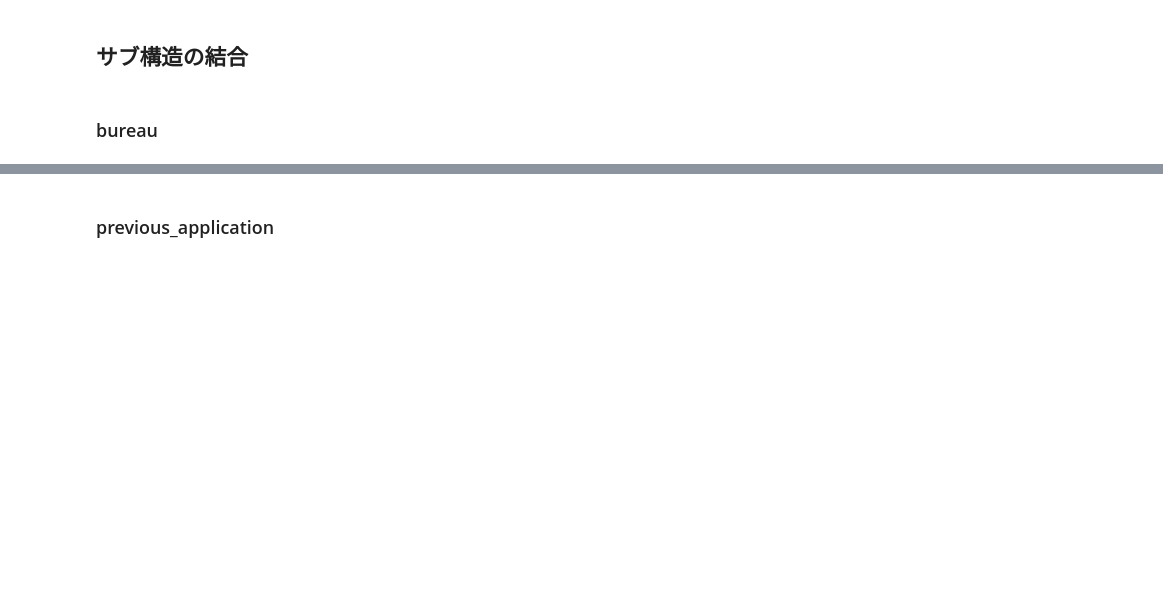
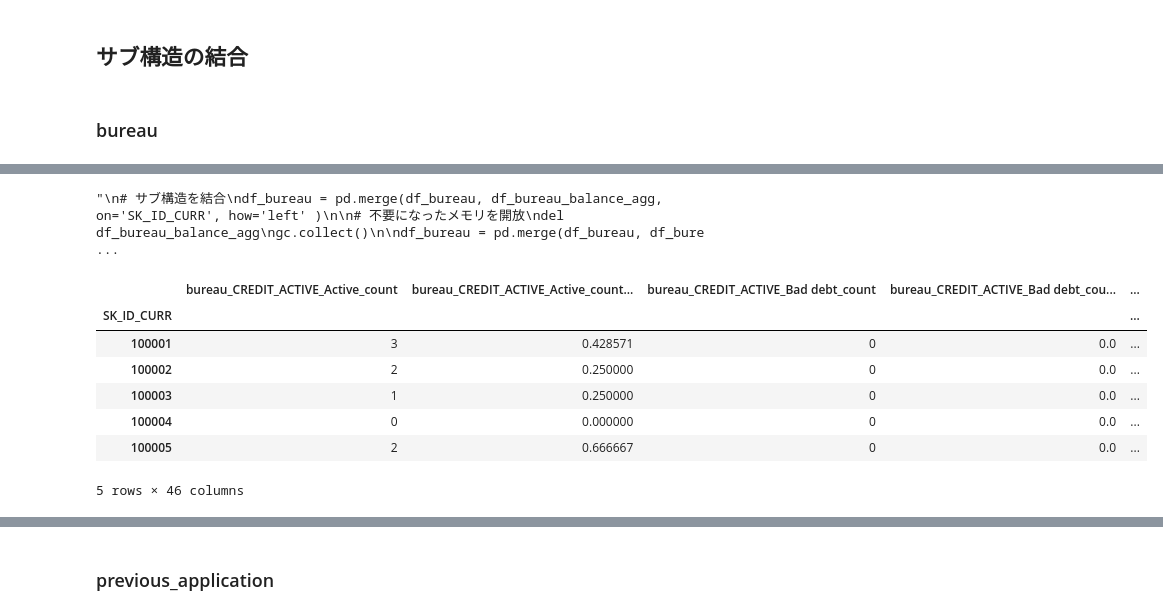
Before and after one commit to Yagami360/kaggle_exercises, a Jupyter notebook: home-credit-default-risk/notebooks/home-credit-default-risk_preprocess.ipynb, the cells around one changed output, grey strips where cells are left out. Drawn from its saved outputs; the diff is of its cells as text; code cells hidden in the pictures; blank space fills up the shorter version.

```diff
--- a/home-credit-default-risk/notebooks/home-credit-default-risk_preprocess.ipynb
+++ b/home-credit-default-risk/notebooks/home-credit-default-risk_preprocess.ipynb
@@ -111,0 +253,42 @@ df_bureau_balance = pd.read_csv( os.path.join(args.dataset_dir, "bureau_balance.
+# %%
+"""
+for col in df_bureau.columns:
+    # ラベル情報のエンコード
+    if( df_bureau[col].dtypes == "object" ):
+        label_encoder = LabelEncoder()
+        label_encoder.fit(list(df_bureau[col]))
+        df_bureau[col] = label_encoder.transform(list(df_bureau[col]))
+
+# 同じ SK_ID_CURR の行を 過去の申込み回数（SK_ID_CURR あたりの SK_ID_BUREAU の個数）,　各々の特徴量の mean, max, min, で集約する。
+df_bureau_agg = df_bureau.drop(columns = ['SK_ID_BUREAU']).groupby('SK_ID_CURR', as_index = False).agg(['count', 'mean', 'max', 'min']).reset_index()
+df_bureau_agg.columns = rename_columns_levels( df_bureau_agg, "bureau", 'SK_ID_CURR' )
+"""
+
+"""
+# サブ構造を結合
+df_bureau = pd.merge(df_bureau, df_bureau_balance_agg, on='SK_ID_CURR', how='left' )
+
+# 不要になったメモリを開放
+del df_bureau_balance_agg
+gc.collect()
+
+df_bureau = pd.merge(df_bureau, df_bureau_agg, on='SK_ID_CURR', how='left' )
+
+# 不要になったメモリを開放
+del df_bureau_agg
+gc.collect()
+"""
+# %% [output]
+"\n# サブ構造を結合\ndf_bureau = pd.merge(df_bureau, df_bureau_balance_agg, on='SK_ID_CURR', how='left' )\n\n# 不要になったメモリを開放\ndel df_bureau_balance_agg\ngc.collect()\n\ndf_bureau = pd.merge(df_bureau, df_bure ...
+# %%
+df_bureau_categorical_agg = count_categorical(df_bureau, group_var = 'SK_ID_CURR', df_name = 'bureau')
+df_bureau_categorical_agg.head()
+# %% [output]
+|  | bureau_CREDIT_ACTIVE_Active_count | bureau_CREDIT_ACTIVE_Active_count... | bureau_CREDIT_ACTIVE_Bad debt_count | bureau_CREDIT_ACTIVE_Bad debt_cou... | ... |
+| SK_ID_CURR |  |  |  |  | ... |
+| 100001 | 3 | 0.428571 | 0 | 0.0 | ... |
+| 100002 | 2 | 0.250000 | 0 | 0.0 | ... |
+| 100003 | 1 | 0.250000 | 0 | 0.0 | ... |
+| 100004 | 0 | 0.000000 | 0 | 0.0 | ... |
+| 100005 | 2 | 0.666667 | 0 | 0.0 | ... |
+5 rows × 46 columns
```
Also changed, not shown: parts of 61 cells of this notebook, 9 other files.
